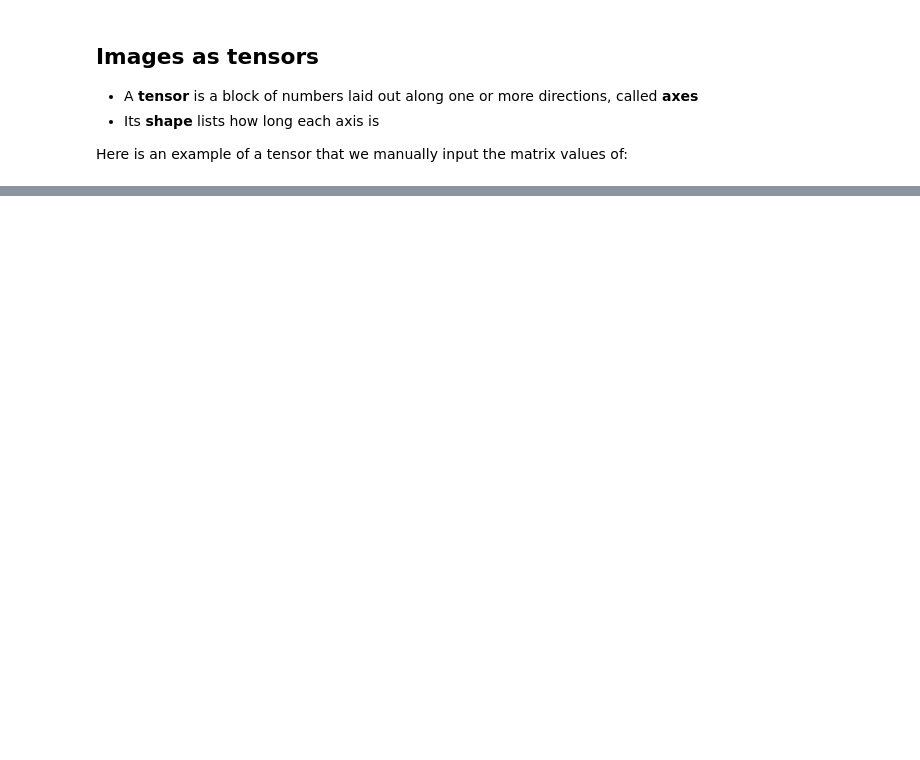
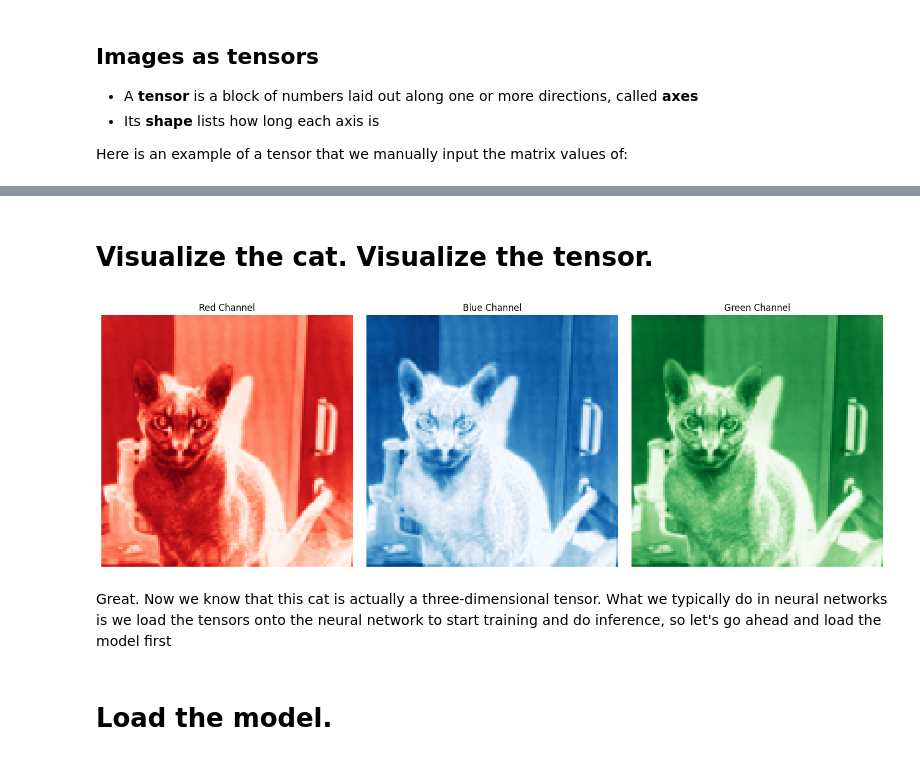
Before and after one commit to douzog/AI-Powered-Women, a Jupyter notebook: AI-Powered-Women_IsabellaDouzoglou_Tutotiral.ipynb, the cells around one changed output, grey strips where cells are left out. Cells and saved outputs as stored; diff of their text form; code cells hidden in the pictures; blank space fills up the shorter version.

```diff
--- a/AI-Powered-Women_IsabellaDouzoglou_Tutotiral.ipynb
+++ b/AI-Powered-Women_IsabellaDouzoglou_Tutotiral.ipynb
@@ -135,0 +79,4 @@ IMG_SIZE = 176
+# %%
+cat_tensor = TF.to_tensor(cat)
+
+print(cat_tensor, cat_tensor.shape)
@@ -135,0 +101,33 @@ IMG_SIZE = 176
+# %% [markdown]
+# Visualize the cat. Visualize the tensor.
+# %%
+r_channel = cat_tensor[0]  # Index 0: Red
+g_channel = cat_tensor[1]  # Index 1: Green
+b_channel = cat_tensor[2]  # Index 2: Blue
+
+# Create a 1x3 subplot grid
+fig, axes = plt.subplots(1, 3, figsize=(15, 5))
+
+# Left: Red Channel
+axes[0].imshow(r_channel, cmap="Reds")
+axes[0].set_title("Red Channel")
+axes[0].axis("off")
+
+# Middle: Blue Channel
+axes[1].imshow(b_channel, cmap="Blues")
+axes[1].set_title("Blue Channel")
+axes[1].axis("off")
+
+# Right: Green Channel
+axes[2].imshow(g_channel, cmap="Greens")
+axes[2].set_title("Green Channel")
+axes[2].axis("off")
+
+plt.tight_layout()
+plt.show()
+# %% [output]
+[figure, added]
+# %% [markdown]
+Great. Now we know that this cat is actually a three-dimensional tensor. What we typically do in neural networks is we load the tensors onto the neural network to start training and do inference, so let's go ahead and load the model first
+# %% [markdown]
+# Load the model.
```
Also changed, not shown: parts of 35 cells of this notebook, 7 other files.
